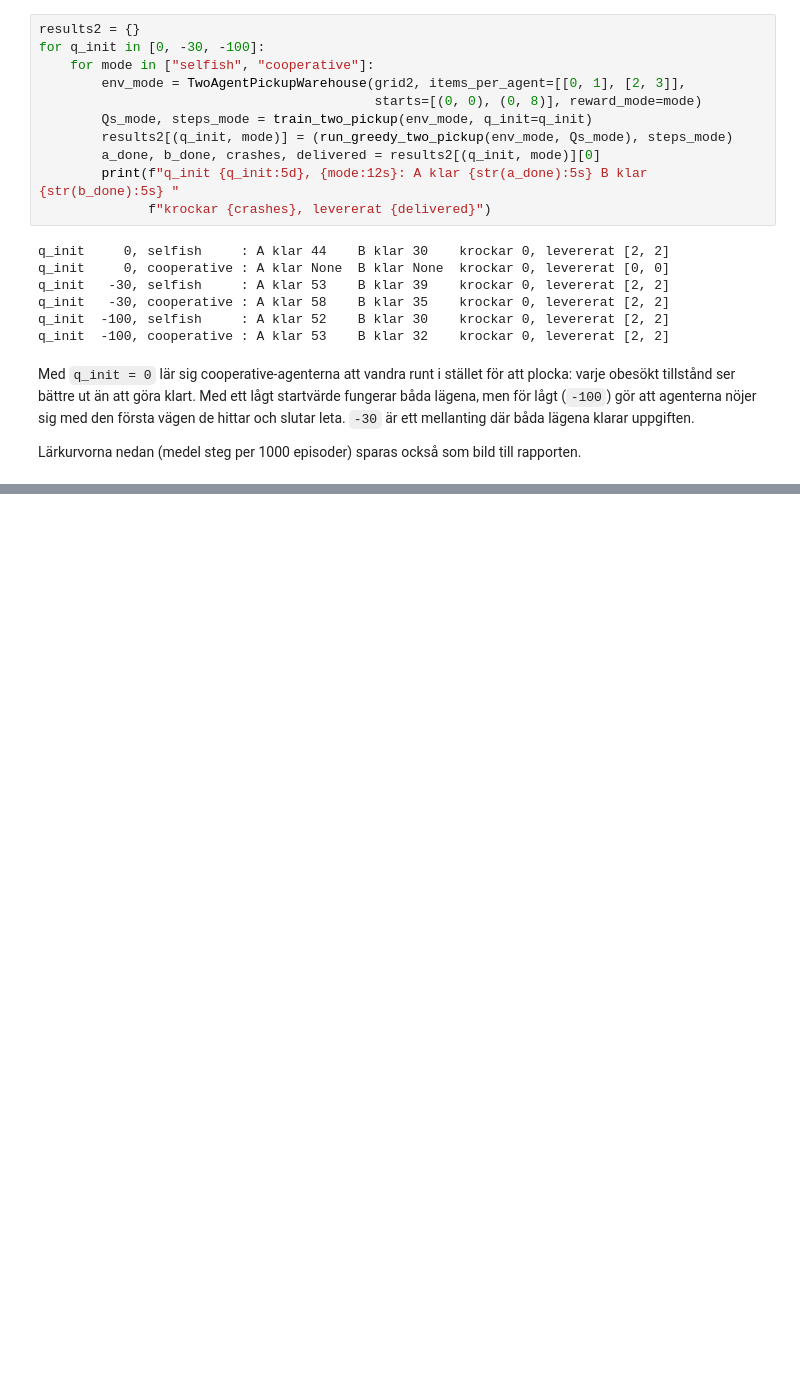
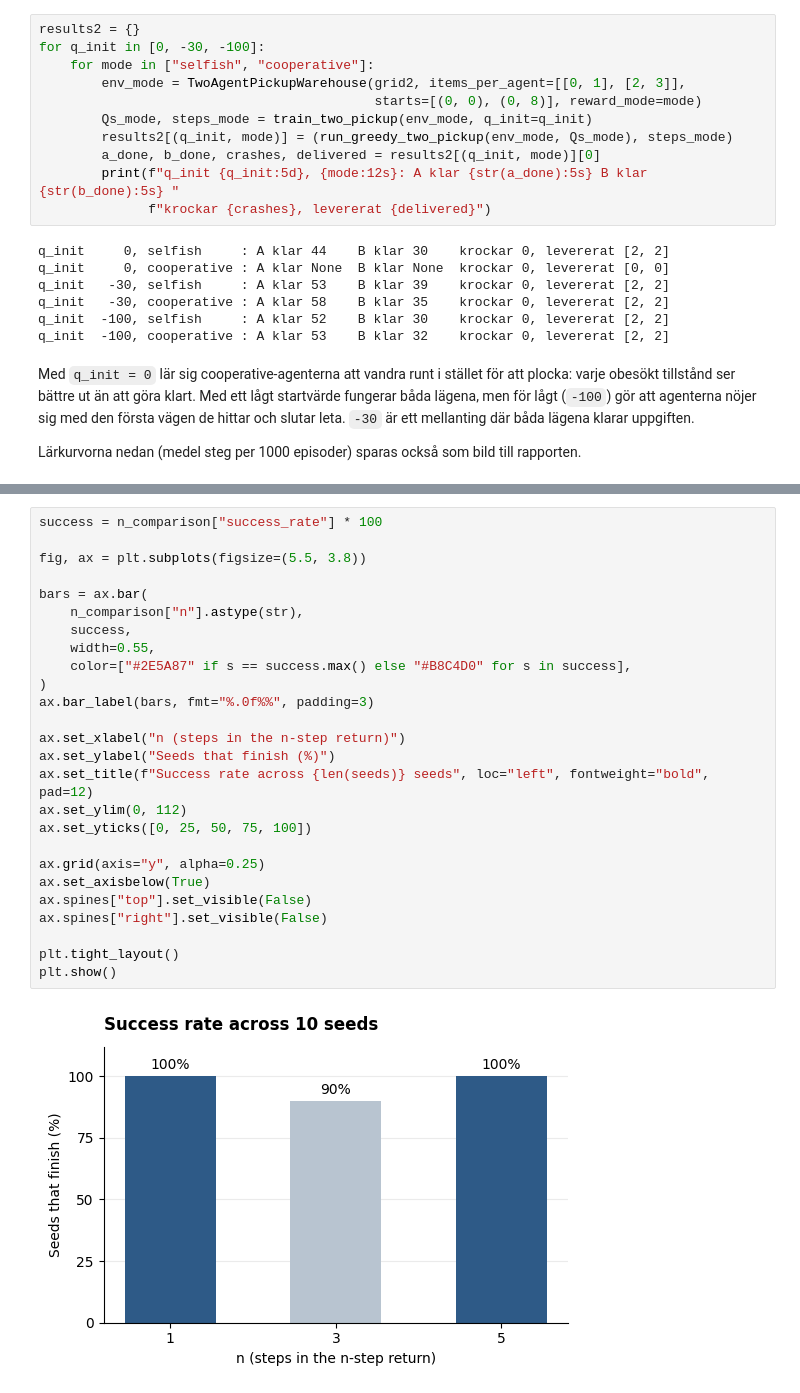
Before and after one commit to mjclaesson/reinforcement-learning, a Jupyter notebook: multi_agent_nstep.ipynb, the cells around one changed output, grey strips where cells are left out. Drawn from its saved outputs; the diff is of its cells as text; blank space fills up the shorter version.

```diff
--- a/multi_agent_nstep.ipynb
+++ b/multi_agent_nstep.ipynb
@@ -1204,0 +1565,28 @@ plt.show()
+# %%
+success = n_comparison["success_rate"] * 100
+
+fig, ax = plt.subplots(figsize=(5.5, 3.8))
+
+bars = ax.bar(
+    n_comparison["n"].astype(str),
+    success,
+    width=0.55,
+    color=["#2E5A87" if s == success.max() else "#B8C4D0" for s in success],
+)
+ax.bar_label(bars, fmt="%.0f%%", padding=3)
+
+ax.set_xlabel("n (steps in the n-step return)")
+ax.set_ylabel("Seeds that finish (%)")
+ax.set_title(f"Success rate across {len(seeds)} seeds", loc="left", fontweight="bold", pad=12)
+ax.set_ylim(0, 112)
+ax.set_yticks([0, 25, 50, 75, 100])
+
+ax.grid(axis="y", alpha=0.25)
+ax.set_axisbelow(True)
+ax.spines["top"].set_visible(False)
+ax.spines["right"].set_visible(False)
+
+plt.tight_layout()
+plt.show()
+# %% [output]
+[figure, added]
```
Also changed, not shown: parts of 21 cells of this notebook, 1 other file.
